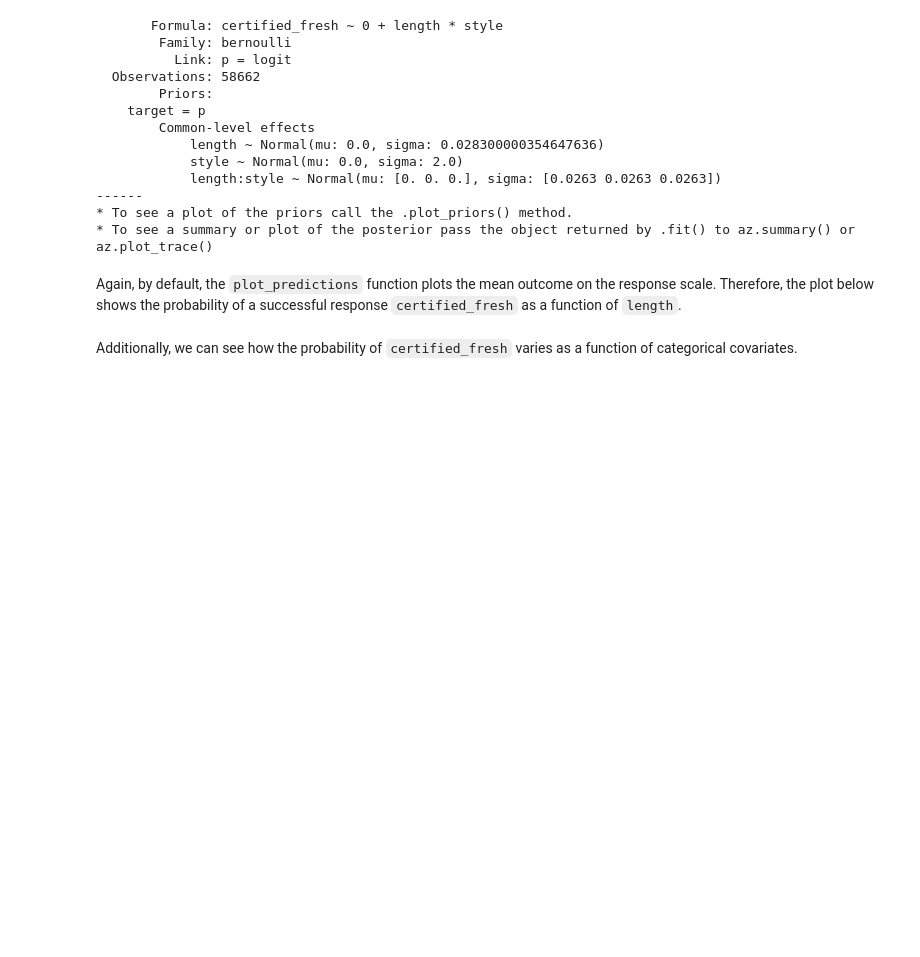
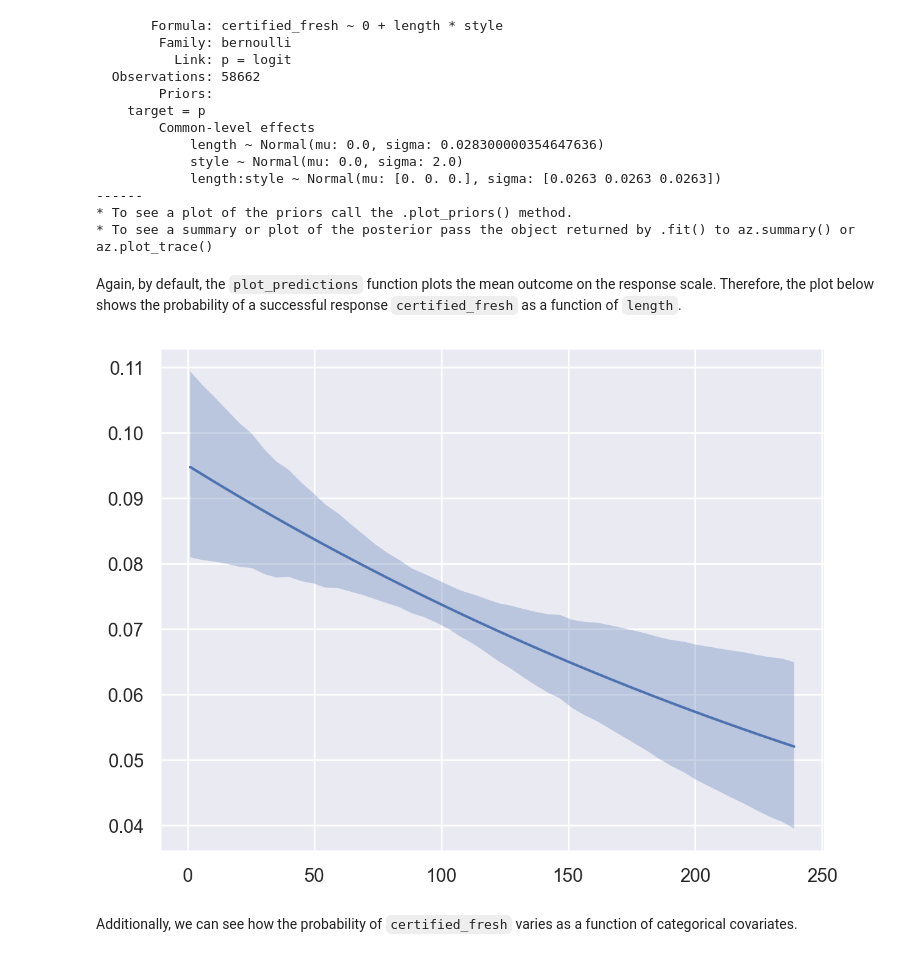
Before and after one commit to bambinos/bambi, a Jupyter notebook: docs/notebooks/plot_predictions.ipynb, the cells around one changed output. Saved outputs shown, nothing was run; the diff lists cells and outputs as text; code cells hidden in the pictures; blank space fills up the shorter version.

```diff
--- a/docs/notebooks/plot_predictions.ipynb
+++ b/docs/notebooks/plot_predictions.ipynb
@@ -391,7 +391,9 @@ model
 # %% [markdown]
 Again, by default, the `plot_predictions` function plots the mean outcome on the response scale. Therefore, the plot below shows the probability of a successful response `certified_fresh` as a function of `length`.
 # %%
-plot = plot_predictions(model, idata, "length")
+bmb.interpret.plot_predictions(model, idata, "length")
+# %% [output]
+[figure, added]
 # %% [markdown]
 Additionally, we can see how the probability of `certified_fresh` varies as a function of categorical covariates.
 # %%
```
Also changed, not shown: parts of 6 cells of this notebook, 2 other files.
